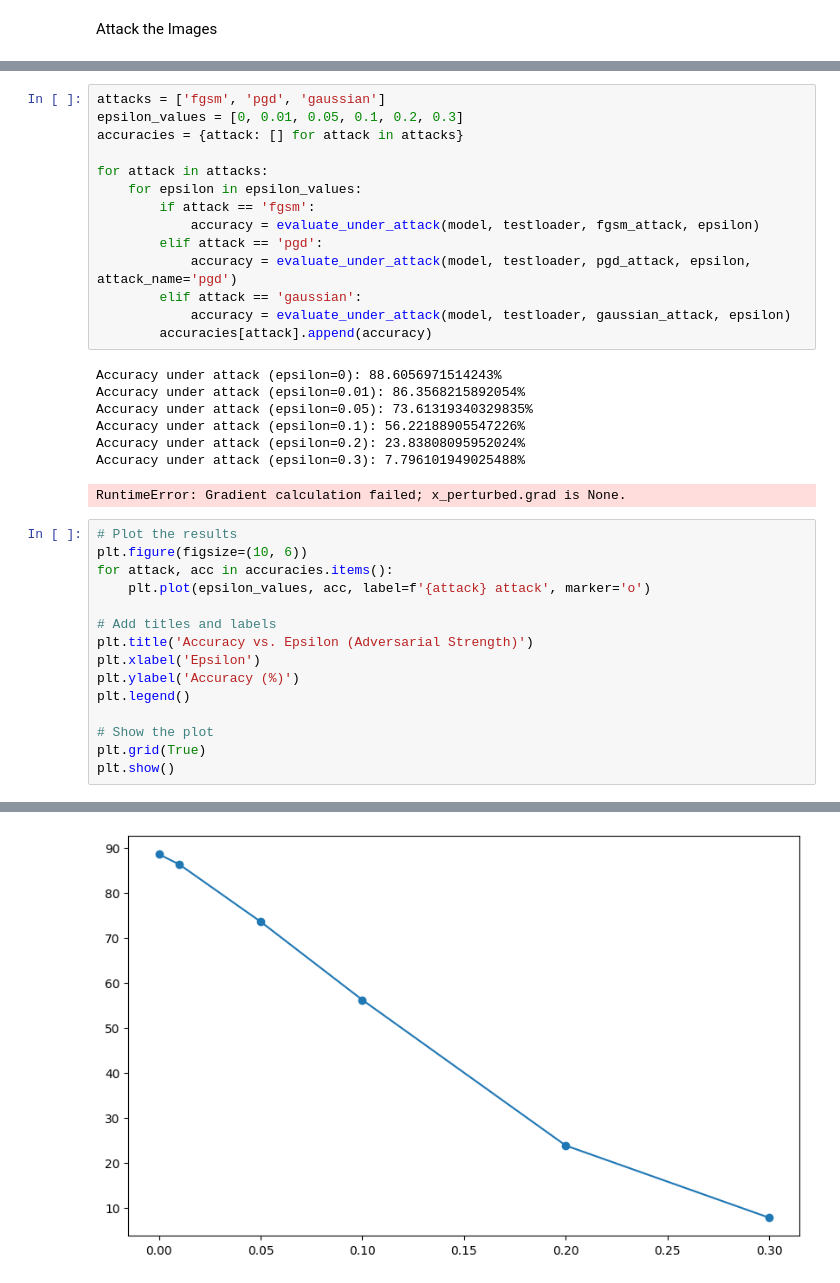
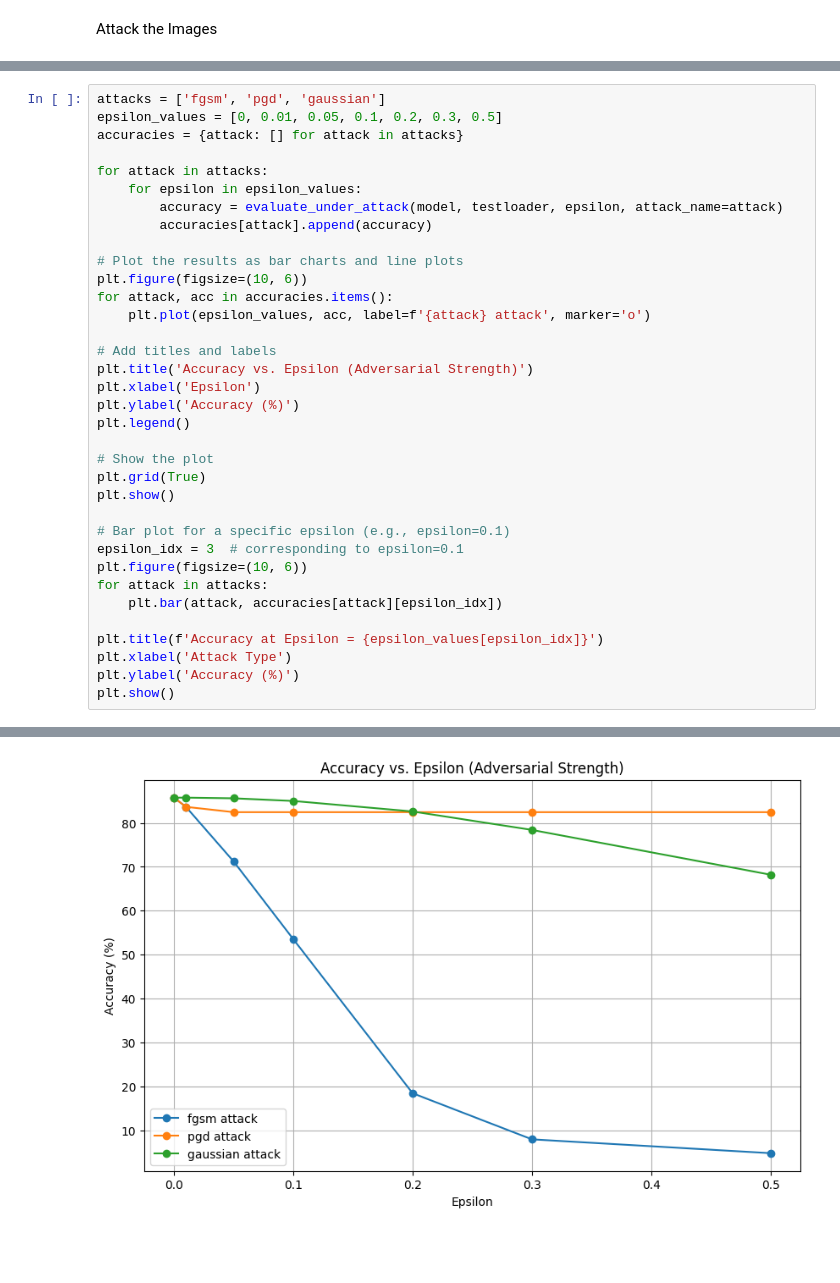
Before and after one commit to saifaldin14/AdversarialAttack3DCNN, a Jupyter notebook: Caltech.ipynb, the cells around one changed output, grey strips where cells are left out. Drawn from its saved outputs; the diff is of its cells as text; blank space fills up the shorter version.

Commit message:
fixed pgd and gaussian error

```diff
--- a/Caltech.ipynb
+++ b/Caltech.ipynb
@@ -411,27 +408,14 @@ Comparing Accuracy of attacked patched image vs non patched image
-# %%
-attacks = ['fgsm', 'pgd', 'gaussian']
-epsilon_values = [0, 0.01, 0.05, 0.1, 0.2, 0.3]
-accuracies = {attack: [] for attack in attacks}
-
-for attack in attacks:
-    for epsilon in epsilon_values:
-        if attack == 'fgsm':
-            accuracy = evaluate_under_attack(model, testloader, fgsm_attack, epsilon)
-        elif attack == 'pgd':
-            accuracy = evaluate_under_attack(model, testloader, pgd_attack, epsilon, attack_name='pgd')
-        elif attack == 'gaussian':
-            accuracy = evaluate_under_attack(model, testloader, gaussian_attack, epsilon)
-        accuracies[attack].append(accuracy)
-# %% [output]
-Accuracy under attack (epsilon=0): 88.6056971514243%
-Accuracy under attack (epsilon=0.01): 86.3568215892054%
-Accuracy under attack (epsilon=0.05): 73.61319340329835%
-Accuracy under attack (epsilon=0.1): 56.22188905547226%
-Accuracy under attack (epsilon=0.2): 23.83808095952024%
-Accuracy under attack (epsilon=0.3): 7.796101949025488%
-RuntimeError: Gradient calculation failed; x_perturbed.grad is None.
 # %%
-# Plot the results
+attacks = ['fgsm', 'pgd', 'gaussian']
+epsilon_values = [0, 0.01, 0.05, 0.1, 0.2, 0.3, 0.5]
+accuracies = {attack: [] for attack in attacks}
+
+for attack in attacks:
+    for epsilon in epsilon_values:
+        accuracy = evaluate_under_attack(model, testloader, epsilon, attack_name=attack)
+        accuracies[attack].append(accuracy)
+
+# Plot the results as bar charts and line plots
 plt.figure(figsize=(10, 6))
 for attack, acc in accuracies.items():
     plt.plot(epsilon_values, acc, label=f'{attack} attack', marker='o')
@@ -445,4 +429,15 @@ plt.legend()
 # Show the plot
 plt.grid(True)
 plt.show()
+
+# Bar plot for a specific epsilon (e.g., epsilon=0.1)
+epsilon_idx = 3  # corresponding to epsilon=0.1
+plt.figure(figsize=(10, 6))
+for attack in attacks:
+    plt.bar(attack, accuracies[attack][epsilon_idx])
+
+plt.title(f'Accuracy at Epsilon = {epsilon_values[epsilon_idx]}')
+plt.xlabel('Attack Type')
+plt.ylabel('Accuracy (%)')
+plt.show()
 # %% [output]
@@ -450 +461 @@ ValueError: x and y must have same first dimension, but have shapes (6,) and (0,
-[figure, old version]
+[figure, new version]
```
Also changed, not shown: parts of 10 cells of this notebook, 1 other file.
